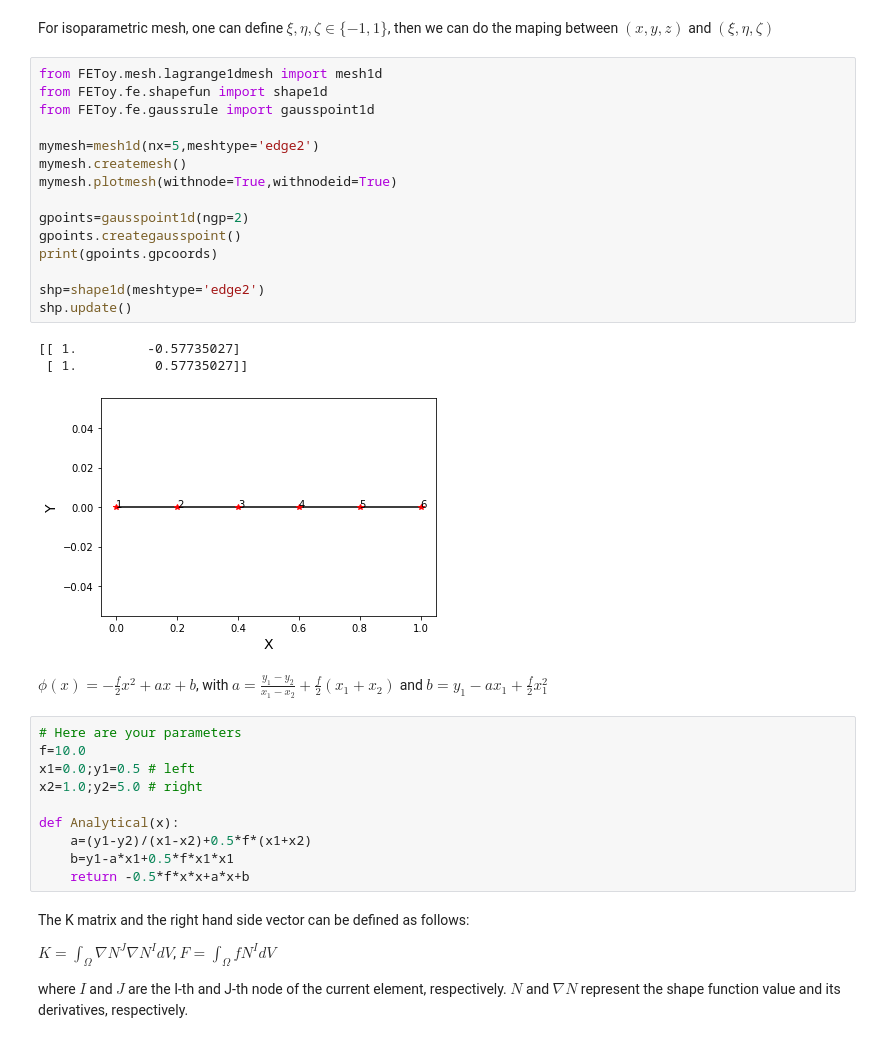
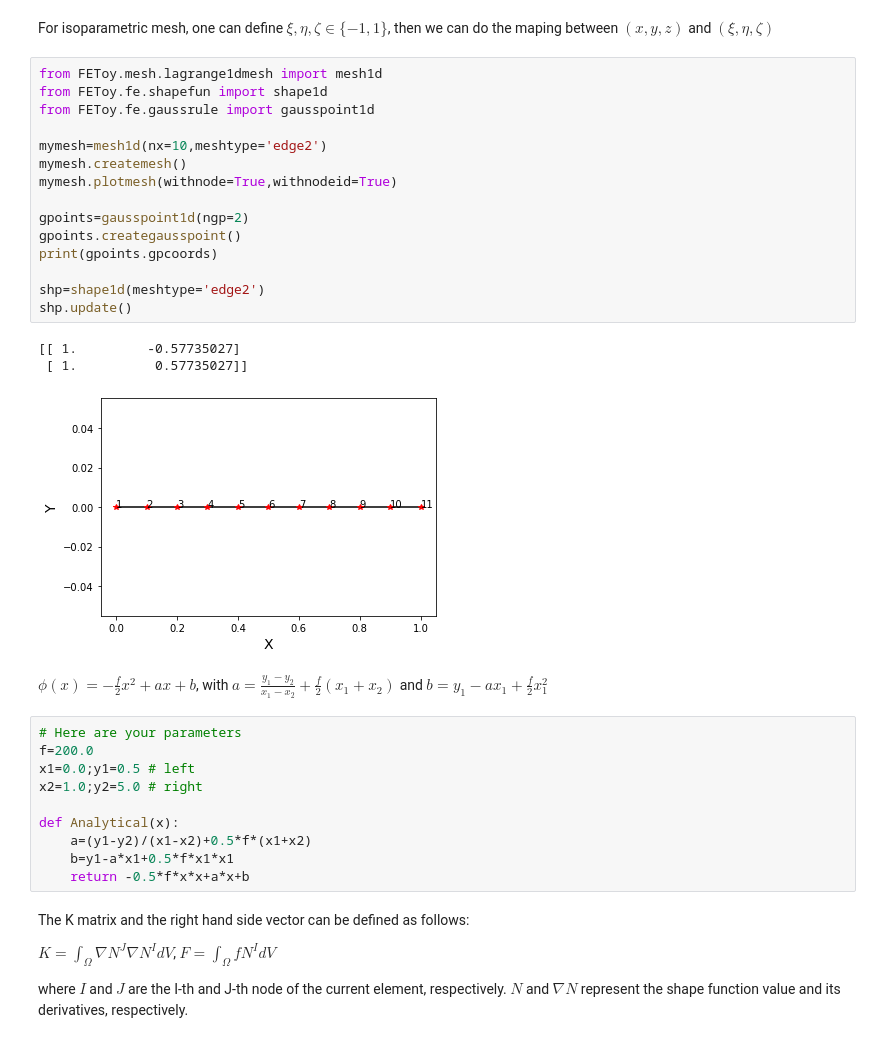
Before and after one commit to MatMechLab/FEMLecture, a Jupyter notebook: 3-PoissonEquation.ipynb, the cells around one changed output. Cells and saved outputs as stored; diff of their text form.

```diff
--- a/3-PoissonEquation.ipynb
+++ b/3-PoissonEquation.ipynb
@@ -60,27 +60,27 @@ For isoparametric mesh, one can define $\xi,\eta,\zeta\in\{-1,1\}$, then we can
 # %%
 from FEToy.mesh.lagrange1dmesh import mesh1d
 from FEToy.fe.shapefun import shape1d
 from FEToy.fe.gaussrule import gausspoint1d
 
-mymesh=mesh1d(nx=5,meshtype='edge2')
+mymesh=mesh1d(nx=10,meshtype='edge2')
 mymesh.createmesh()
 mymesh.plotmesh(withnode=True,withnodeid=True)
 
 gpoints=gausspoint1d(ngp=2)
 gpoints.creategausspoint()
 print(gpoints.gpcoords)
 
 shp=shape1d(meshtype='edge2')
 shp.update()
 # %% [output]
 [[ 1.         -0.57735027]
  [ 1.          0.57735027]]
-[figure, old version]
+[figure, new version]
 # %% [markdown]
 $\phi(x)=-\frac{f}{2}x^{2}+ax+b$, with $a=\frac{y_{1}-y_{2}}{x_{1}-x_{2}}+\frac{f}{2}(x_{1}+x_{2})$ and $b=y_{1}-ax_{1}+\frac{f}{2}x_{1}^{2}$
 # %%
 # Here are your parameters
-f=10.0
+f=200.0
 x1=0.0;y1=0.5 # left
 x2=1.0;y2=5.0 # right
 
```
Also changed, not shown: parts of 3 cells of this notebook, 6 other files.
